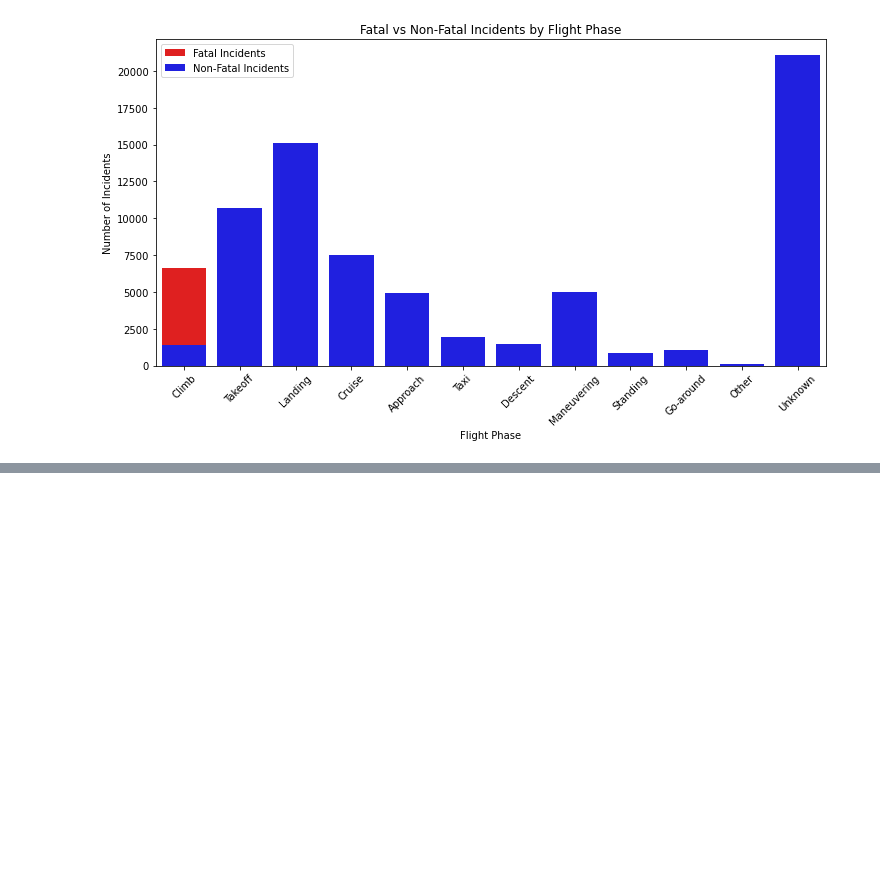
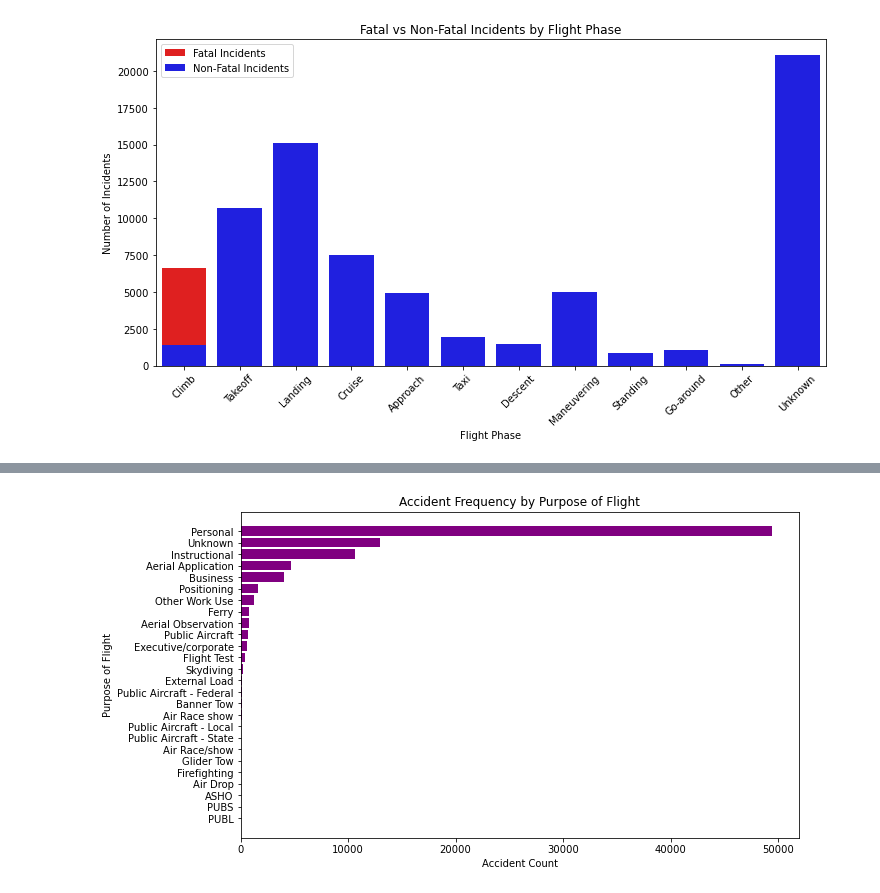
Before and after one commit to mojay6111/dsc-phase-1-project_1, a Jupyter notebook: student.ipynb, the cells around one changed output, grey strips where cells are left out. Saved outputs shown, nothing was run; the diff lists cells and outputs as text; code cells hidden in the pictures; blank space fills up the shorter version.

```diff
--- a/student.ipynb
+++ b/student.ipynb
@@ -820,0 +988,17 @@ data.to_excel('cleaned_aircraft_data.xlsx', index=False)
+# %%
+# Grouping by Purpose of Flight to calculate accident frequency
+flight_purpose_accidents = data.groupby('Purpose.of.flight').size().reset_index(name='Accident Count')
+
+# Sorting by accident count to focus on the most frequent accident purposes
+flight_purpose_accidents_sorted = flight_purpose_accidents.sort_values(by='Accident Count', ascending=False)
+
+# Plotting accident frequency by Purpose of Flight
+plt.figure(figsize=(10,6))
+plt.barh(flight_purpose_accidents_sorted['Purpose.of.flight'], flight_purpose_accidents_sorted['Accident Count'], color='purple')
+plt.xlabel('Accident Count')
+plt.ylabel('Purpose of Flight')
+plt.title('Accident Frequency by Purpose of Flight')
+plt.gca().invert_yaxis()
+plt.show()
+# %% [output]
+[figure, added]
```
Also changed, not shown: parts of 15 cells of this notebook, 1 other file.
